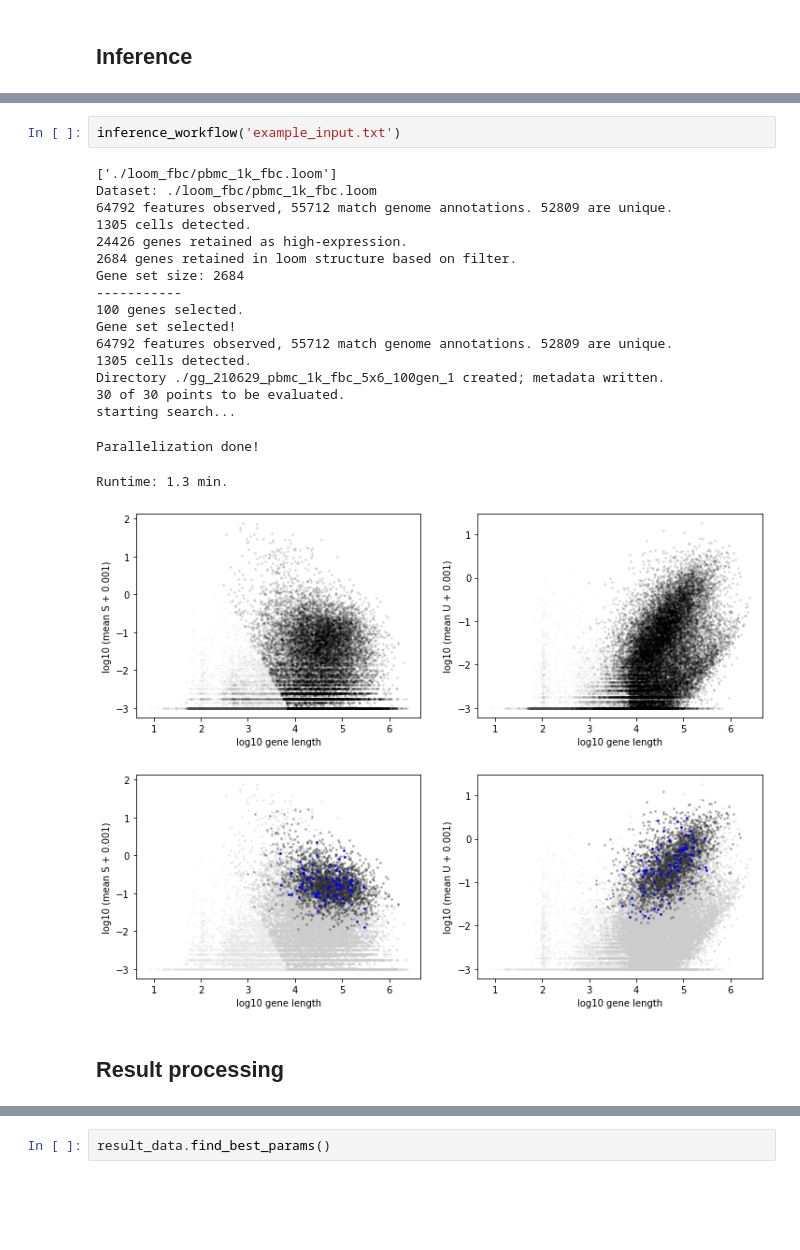
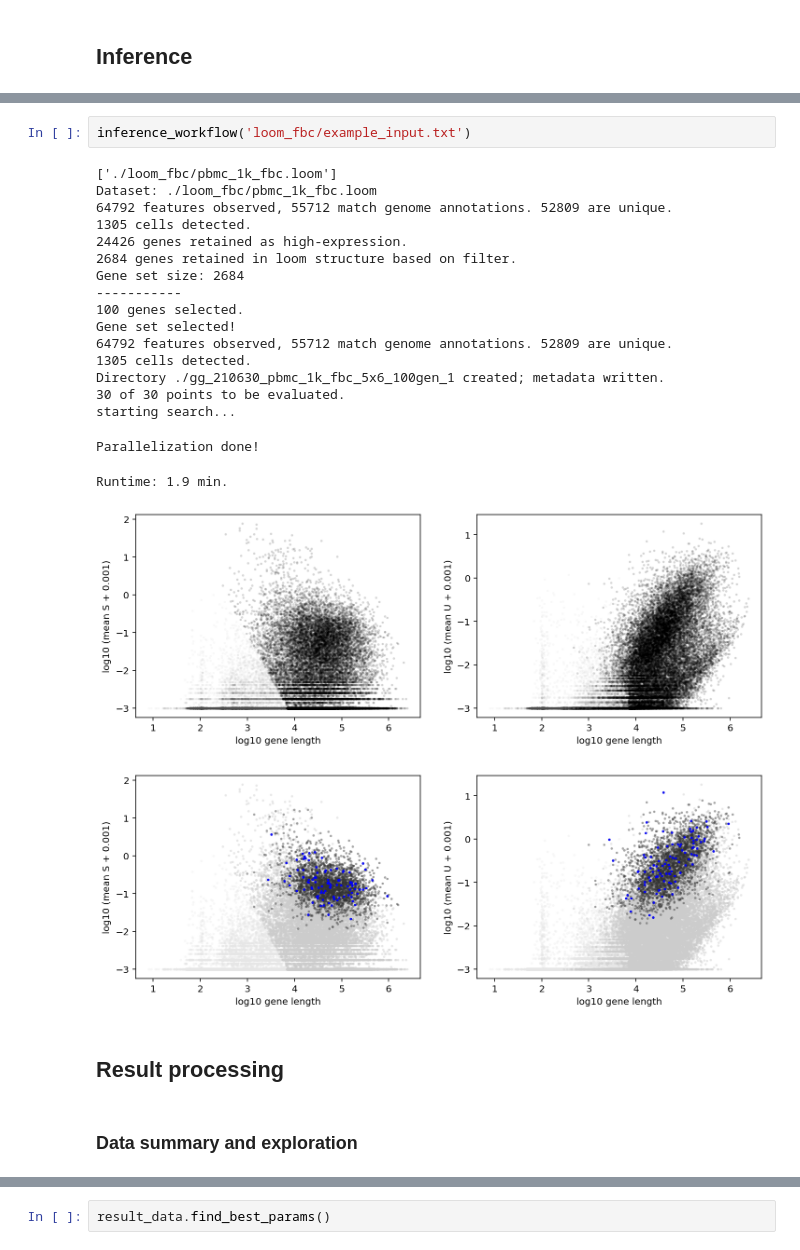
Before and after one commit to pachterlab/GP_2021_3, a Jupyter notebook: example_fit.ipynb, the cells around one changed output, grey strips where cells are left out. Saved outputs shown, nothing was run; the diff lists cells and outputs as text; blank space fills up the shorter version.

```diff
--- a/example_fit.ipynb
+++ b/example_fit.ipynb
@@ -75,25 +98,27 @@ NCOR : 2 : number of cores to use
 # %%
-inference_workflow('example_input.txt')
+inference_workflow('loom_fbc/example_input.txt')
 # %% [output]
 ['./loom_fbc/pbmc_1k_fbc.loom']
 Dataset: ./loom_fbc/pbmc_1k_fbc.loom
 64792 features observed, 55712 match genome annotations. 52809 are unique.
 1305 cells detected.
 24426 genes retained as high-expression.
 2684 genes retained in loom structure based on filter.
 Gene set size: 2684
 -----------
 100 genes selected.
 Gene set selected!
 64792 features observed, 55712 match genome annotations. 52809 are unique.
 1305 cells detected.
-Directory ./gg_210629_pbmc_1k_fbc_5x6_100gen_1 created; metadata written.
+Directory ./gg_210630_pbmc_1k_fbc_5x6_100gen_1 created; metadata written.
 30 of 30 points to be evaluated.
 starting search...
 Parallelization done!
-Runtime: 1.3 min.
+Runtime: 1.9 min.
-[figure, old version]
+[figure, new version]
-[figure, old version]
+[figure, new version]
 # %% [markdown]
 ## Result processing
+# %% [markdown]
+### Data summary and exploration
 # %% [markdown]
```
Also changed, not shown: parts of 65 cells of this notebook.
